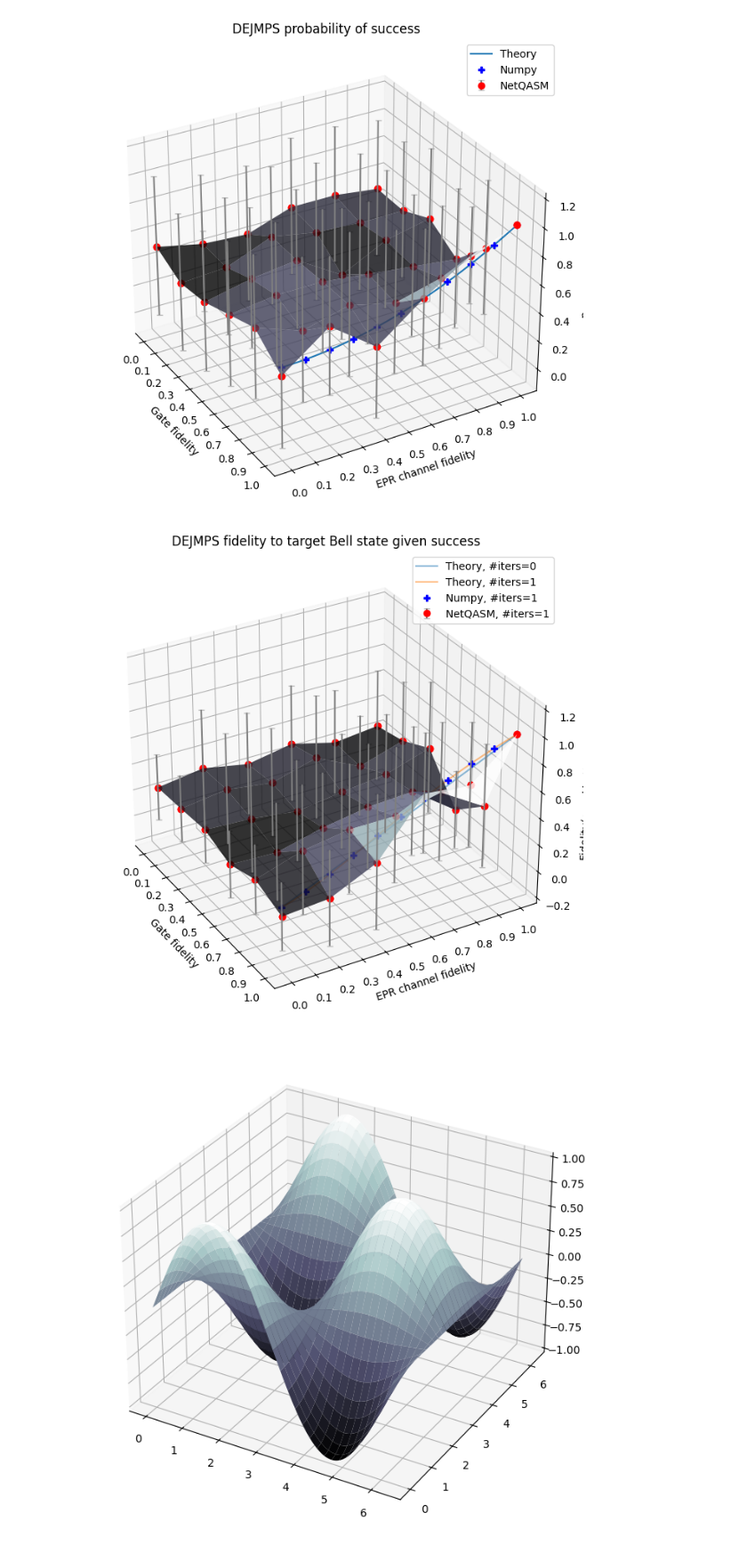
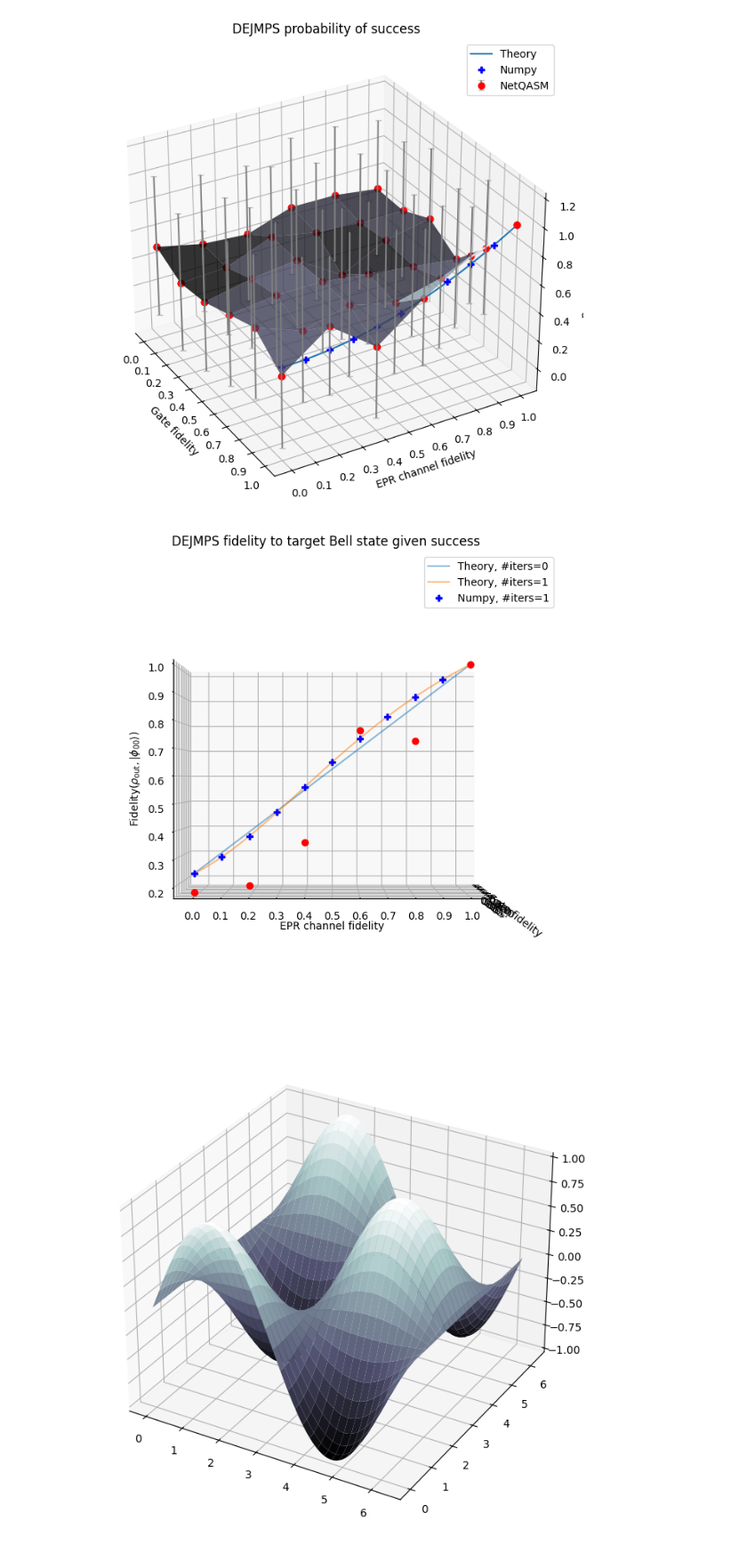
Before and after one commit to iDragos1234/CS4090, a Jupyter notebook: project/dejmps/dejmps_simulation.ipynb, the cells around one changed output. Shown at 89% size. Cells and saved outputs as stored; diff of their text form; code cells hidden in the pictures.

```diff
--- a/project/dejmps/dejmps_simulation.ipynb
+++ b/project/dejmps/dejmps_simulation.ipynb
@@ -206,60 +207,60 @@ for niters in range(0, 2):
 ax.plot(
     np.ones(len(results)), results[:,0], results[:,2],
     'Pb', label='Numpy, #iters=1',
 )
 
 
 
 
-markers, caps, bars = ax.errorbar(
-    x=f_succ_mean_sd[:,0],
-    y=f_succ_mean_sd[:,1],
-    z=f_succ_mean_sd[:,2],
-    zerr=f_succ_mean_sd[:,3],
-    capsize=3, fmt="ro", ecolor = "grey",
-    label='NetQASM, #iters=1'
-)
-[bar.set_alpha(0.5) for bar in bars]
-[cap.set_alpha(0.5) for cap in caps]
-[bar.set_linestyle(':') for bar in bars]
+# markers, caps, bars = ax.errorbar(
+#     x=f_succ_mean_sd[:,0],
+#     y=f_succ_mean_sd[:,1],
+#     z=f_succ_mean_sd[:,2],
+#     zerr=f_succ_mean_sd[:,3],
+#     capsize=3, fmt="ro", ecolor = "grey",
+#     label='NetQASM, #iters=1'
+# )
+# [bar.set_alpha(0.5) for bar in bars]
+# [cap.set_alpha(0.5) for cap in caps]
+# [bar.set_linestyle(':') for bar in bars]
 
 ax.plot(
-    f_succ_mean_sd[:,0],
-    f_succ_mean_sd[:,1],
-    f_succ_mean_sd[:,2],
+    f_succ_mean_sd[-6:,0],
+    f_succ_mean_sd[-6:,1],
+    f_succ_mean_sd[-6:,2],
     linestyle='',
     marker='o',
     color='r'
 )
 
-# Plot as surface
-x = np.unique(f_succ_mean_sd[:,0])
-y = np.unique(f_succ_mean_sd[:,1])
-z = np.reshape(f_succ_mean_sd[:,2], (len(x), len(y)))
+# # Plot as surface
+# x = np.unique(f_succ_mean_sd[:,0])
+# y = np.unique(f_succ_mean_sd[:,1])
+# z = np.reshape(f_succ_mean_sd[:,2], (len(x), len(y)))
 
-x, y = np.meshgrid(x, y)
-x, y = x.T, y.T  # works for some reason, idk why
+# x, y = np.meshgrid(x, y)
+# x, y = x.T, y.T  # works for some reason, idk why
 
-ax.plot_surface(
-    x, y, z,
-    cmap='bone',
-    alpha=0.8,
-)
+# ax.plot_surface(
+#     x, y, z,
+#     cmap='bone',
+#     alpha=0.8,
+# )
 
 
 ax.set_title('DEJMPS fidelity to target Bell state given success')
 ax.set_xlabel('Gate fidelity')
 ax.set_ylabel('EPR channel fidelity')
 ax.set_zlabel(r'$\text{Fidelity}(\rho_\text{out}, \vert\phi_{00}\rangle)$')
 ticks = np.arange(11)/10
 ax.set_xticks(ticks, ticks)
 ax.set_yticks(ticks, ticks)
 ax.legend()
 # Change camera viewpoint of 3D plot
-ax.view_init(azim=-30, elev=30)
+ax.view_init(azim=-0, elev=0)
 plt.show()
 # %% [output]
-[figure, old version]
+[figure, new version]
 # %%
 # Example of 3D plot
 
```
Also changed, not shown: parts of 3 cells of this notebook.
